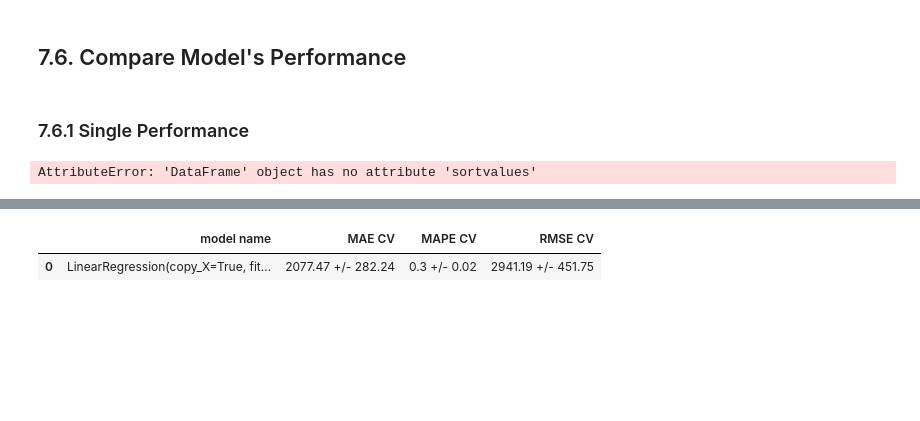
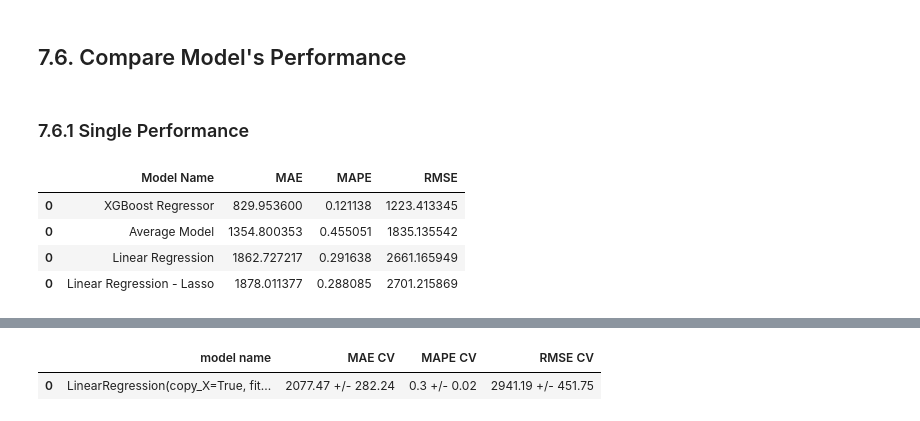
Before and after one commit to felipe471/Data_Science_Em_Producao, a Jupyter notebook: m07_v01_store_sales_prediction.ipynb, the cells around one changed output, grey strips where cells are left out. Saved outputs shown, nothing was run; the diff lists cells and outputs as text; code cells hidden in the pictures; blank space fills up the shorter version.

```diff
--- a/m07_v01_store_sales_prediction.ipynb
+++ b/m07_v01_store_sales_prediction.ipynb
@@ -1398,9 +1408,13 @@ xgb_result_cv
 # %%
 # modelling_result = pd.concat([baseline_result, lr_result, lrr_result, rf_result, xgb_result])
 modelling_result = pd.concat([baseline_result, lr_result, lrr_result, xgb_result])
-modelling_result.sortvalues("RMSE")
+modelling_result.sort_values("RMSE")
 # %% [output]
-AttributeError: 'DataFrame' object has no attribute 'sortvalues'
+|  | Model Name | MAE | MAPE | RMSE |
+| 0 | XGBoost Regressor | 829.953600 | 0.121138 | 1223.413345 |
+| 0 | Average Model | 1354.800353 | 0.455051 | 1835.135542 |
+| 0 | Linear Regression | 1862.727217 | 0.291638 | 2661.165949 |
+| 0 | Linear Regression - Lasso | 1878.011377 | 0.288085 | 2701.215869 |
 # %%
 model = LinearRegression()
 a = cross_validation(x_training, 5, 'Lasso', model, verbose=False)
```
Also changed, not shown: parts of 17 cells of this notebook.
